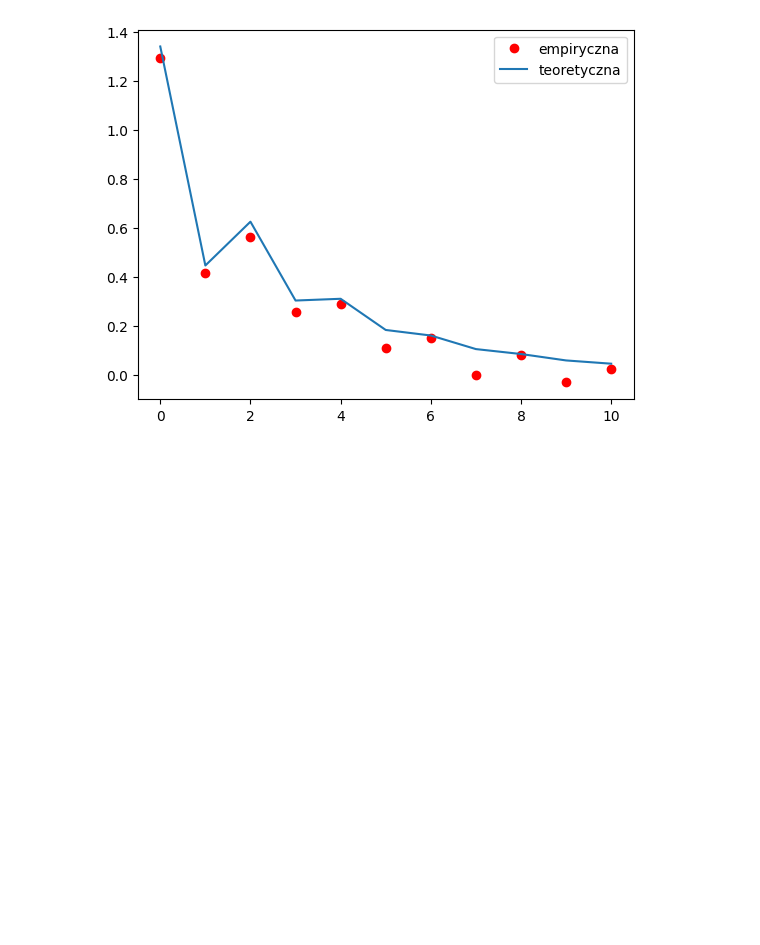
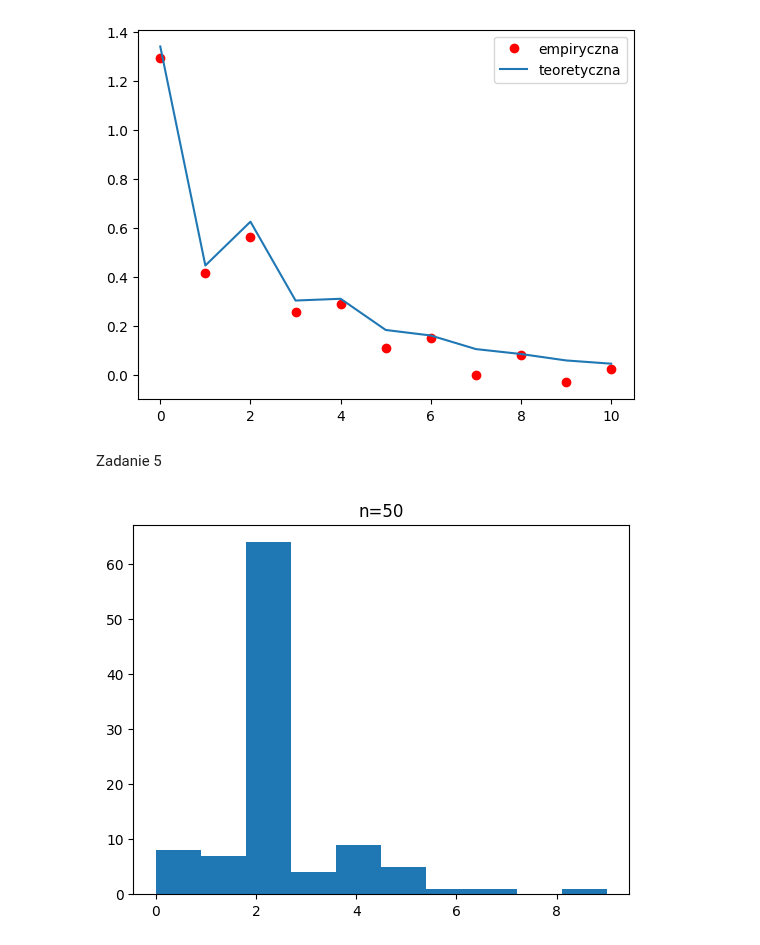
Before and after one commit to rafglo/Computer-Analysis-of-Time-Series, a Jupyter notebook: lista7.ipynb, the cells around one changed output. Saved outputs shown, nothing was run; the diff lists cells and outputs as text; code cells hidden in the pictures; blank space fills up the shorter version.

```diff
--- a/lista7.ipynb
+++ b/lista7.ipynb
@@ -163,3 +163,33 @@ plt.legend(loc="best")
 plt.show()
 # %% [output]
 [figure]
+# %% [markdown]
+Zadanie 5
+# %%
+ns = [50, 100, 500, 1000]
+phi1 = 0.2
+phi2 = 0.4
+sigma = 1
+mc = 100
+ps = np.arange(0,11,1)
+# %%
+p_crits_n = []
+for n in ns:
+    p_crits = []
+    for _ in range(mc):
+        ar_process = ArmaProcess(ar = [1, -phi1, -phi2], ma=[1])
+        trajectory = ar_process.generate_sample(nsample=n, scale=sigma)
+        fpes = []
+        for p in ps:
+            _, sigma_2 = estim_phi_sigma_s(trajectory, int(p))
+            fpe = sigma_2 * (n + p) / (n - p)
+            fpes.append(fpe)
+        p_crit = np.argmin(fpes)
+        p_crits.append(p_crit)
+    p_crits_n.append(p_crits)
+# %%
+plt.hist(p_crits_n[0])
+plt.title("n=50")
+plt.show()
+# %% [output]
+[figure, added]
```
Also changed, not shown: parts of 3 cells of this notebook, 1 other file.
